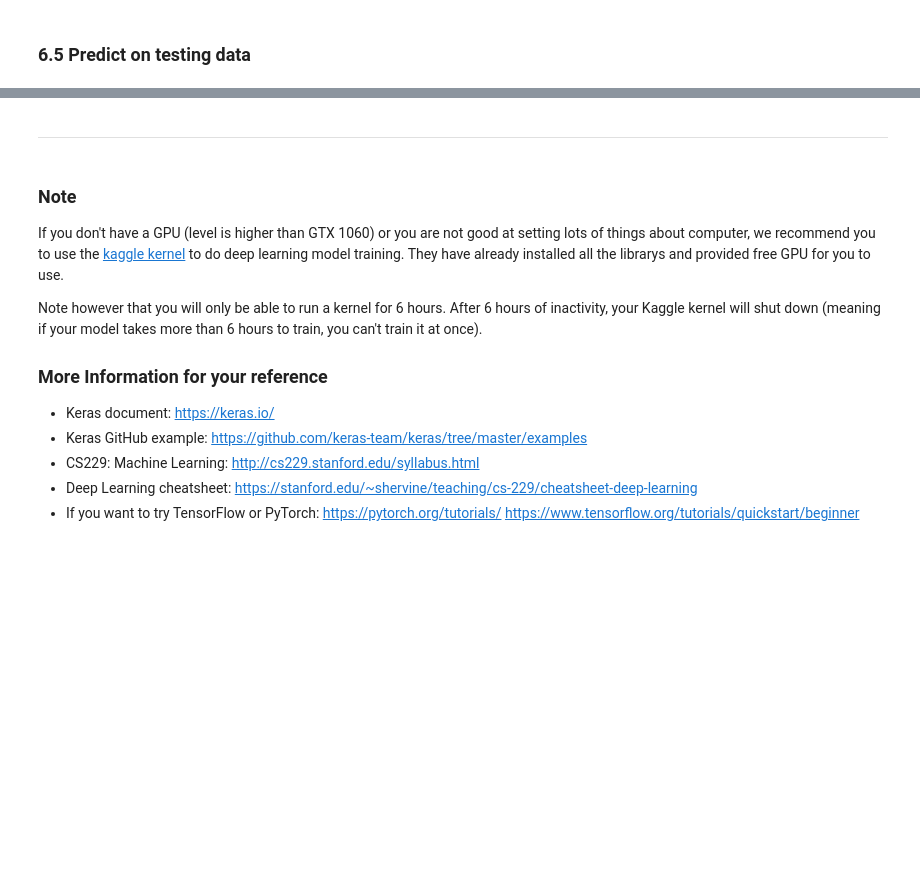
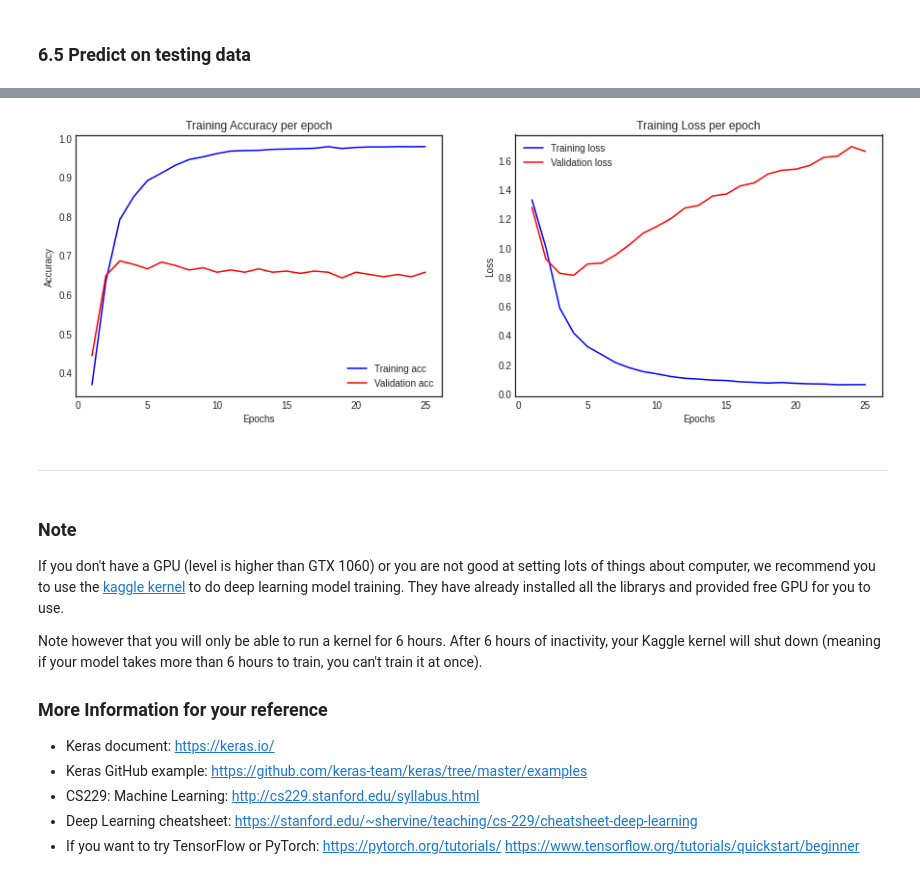
Before and after one commit to honey0703/DM2021-Lab2-master, a Jupyter notebook: DM2021_Lab2_master.ipynb, the cells around one changed output, grey strips where cells are left out. Cells and saved outputs as stored; diff of their text form; code cells hidden in the pictures; blank space fills up the shorter version.

```diff
--- a/DM2021_Lab2_master.ipynb
+++ b/DM2021_Lab2_master.ipynb
@@ -710,7 +711,7 @@ Rather than put your label `train_df['emotion']` directly into a model, we have
 Here, we use the basic method [one-hot encoding](https://en.wikipedia.org/wiki/One-hot) to transform our categorical  labels to numerical ones.
 # %%
 ## deal with label (string -> one-hot)
-
+import keras
 from sklearn.preprocessing import LabelEncoder
 
 label_encoder = LabelEncoder()
@@ -723,7 +724,7 @@ print('y_test.shape: ', y_test.shape)
 
 def label_encode(le, labels):
     enc = le.transform(labels)
-    return keras.utils.to_categorical(enc)
+    return keras.utils.np_utils.to_categorical(enc)
 
 def label_decode(le, one_hot_label):
     dec = np.argmax(one_hot_label, axis=1)
@@ -830,3 +927,36 @@ Plot the Training and Validation Accuracy and Loss (different plots), just like
+# %%
+# Answer here
+import matplotlib.pyplot as plt
+plt.style.use('seaborn-white')
+
+def plot_history(history):
+    acc = history['accuracy']
+    val_acc = history['val_accuracy']
+    loss = history['loss']
+    val_loss = history['val_loss']
+    x = range(1, len(acc) + 1)
+
+    plt.figure(figsize=(15, 5))
+
+    plt.subplot(1, 2, 1)
+    plt.plot(x, acc, 'b', label='Training acc')
+    plt.plot(x, val_acc, 'r', label='Validation acc')
+    plt.xlabel('Epochs')
+    plt.ylabel('Accuracy')
+    plt.title('Training Accuracy per epoch')
+    plt.legend()
+
+    plt.subplot(1, 2, 2)
+    plt.plot(x, loss, 'b', label='Training loss')
+    plt.plot(x, val_loss, 'r', label='Validation loss')
+    plt.xlabel('Epochs')
+    plt.ylabel('Loss')
+    plt.title('Training Loss per epoch')
+    plt.legend()
+# %%
+plot_history(training_log)
+# %% [output]
+[figure, added]
 # %% [markdown]
 ---
 # %% [markdown]
```
Also changed, not shown: parts of 33 cells of this notebook, 1 other file.
